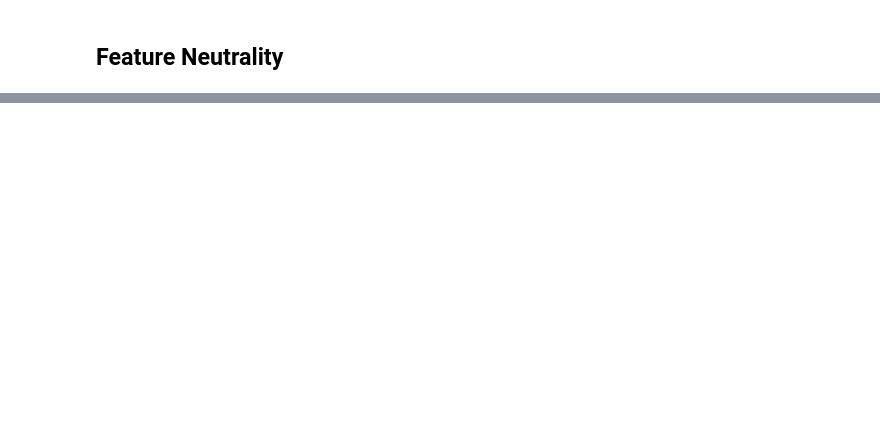
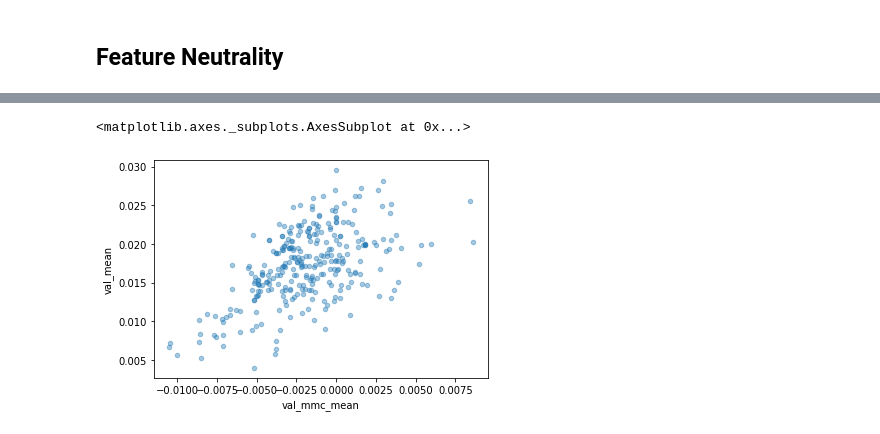
Before and after one commit to pplonski/numerai_metric_research, a Jupyter notebook: Risk_Metric_Research.ipynb, the cells around one changed output, grey strips where cells are left out. Cells and saved outputs as stored; diff of their text form; code cells hidden in the pictures; blank space fills up the shorter version.

```diff
--- a/Risk_Metric_Research.ipynb
+++ b/Risk_Metric_Research.ipynb
@@ -176,0 +266,10 @@ metrics_df["training_sharpe"] = training_scores_per_era.mean()/training_scores_p
+# %%
+validation_vars = {}
+for model in model_names:
+    validation_vars[model] = val_scores_per_era[model].std()
+metrics_df["val_var"] = pd.Series(validation_vars)
+
+training_vars = {}
+for model in model_names:
+    training_vars[model] = training_scores_per_era[model].std()
+metrics_df["training_var"] = pd.Series(training_vars)
@@ -176,0 +298,2 @@ metrics_df["training_sharpe"] = training_scores_per_era.mean()/training_scores_p
+# %%
+model = "Xgboost_0"
@@ -176,0 +360,3 @@ metrics_df["training_sharpe"] = training_scores_per_era.mean()/training_scores_p
+# %%
+rolling_max = (val_scores_per_era[model]+1).cumprod().rolling(window=100, min_periods=1).max()
+daily_value = (val_scores_per_era[model]+1).cumprod()
@@ -176,0 +407,16 @@ metrics_df["training_sharpe"] = training_scores_per_era.mean()/training_scores_p
+# %%
+# max drawdown
+val_max_drawdown = {}
+for model in model_names:
+    rolling_max = (val_scores_per_era[model]+1).cumprod().rolling(window=100, min_periods=1).max()
+    daily_value = (val_scores_per_era[model]+1).cumprod()
+    val_max_drawdown[model] = (rolling_max - daily_value).max()
+metrics_df["val_max_drawdown"] = pd.Series(val_max_drawdown)
+
+# max drawdown
+training_max_drawdown = {}
+for model in model_names:
+    rolling_max = (training_scores_per_era[model]+1).cumprod().rolling(window=100, min_periods=1).max()
+    daily_value = (training_scores_per_era[model]+1).cumprod()
+    training_max_drawdown[model] = (rolling_max - daily_value).max()
+metrics_df["training_max_drawdown"] = pd.Series(training_max_drawdown)
@@ -176,0 +515,5 @@ metrics_df["training_sharpe"] = training_scores_per_era.mean()/training_scores_p
+# %%
+metrics_df.plot(x="val_mmc_mean", y="val_mean", kind="scatter", alpha=0.4)
+# %% [output]
+<matplotlib.axes._subplots.AxesSubplot at 0x...>
+[figure, added]
```
Also changed, not shown: parts of 23 cells of this notebook, 1 other file.
